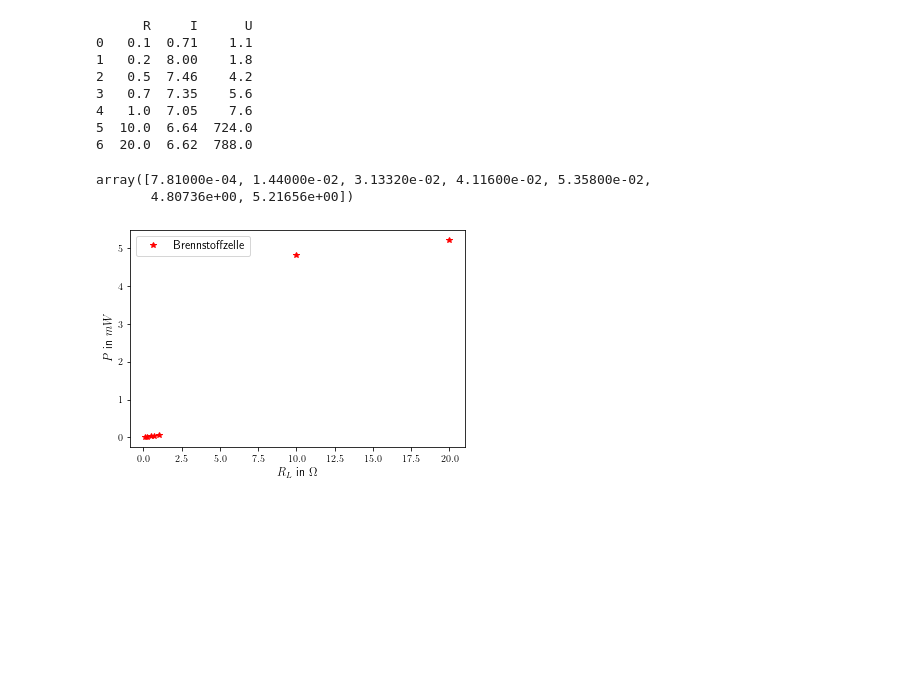
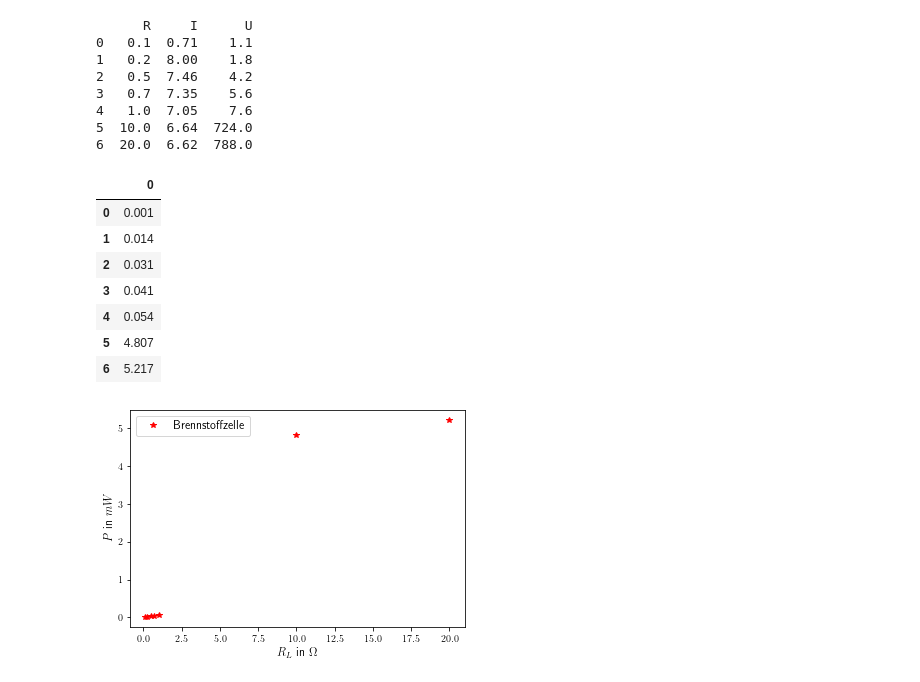
Before and after one commit to lxcrxm/Praktikum_V8, a Jupyter notebook: V8(2).ipynb, the cells around one changed output. Saved outputs shown, nothing was run; the diff lists cells and outputs as text; code cells hidden in the pictures; blank space fills up the shorter version.

```diff
--- a/V8(2).ipynb
+++ b/V8(2).ipynb
@@ -160,9 +159,17 @@ RIU = Messwerte.to_numpy()
 # %%
 P = np.multiply(RIU[:, 1], RIU[:, 2]) * 10**(-3)
 P
+Ppd = pd.DataFrame(np.round(P, 3))
+Ppd
 # %% [output]
-array([7.81000e-04, 1.44000e-02, 3.13320e-02, 4.11600e-02, 5.35800e-02,
-       4.80736e+00, 5.21656e+00])
+|  | 0 |
+| 0 | 0.001 |
+| 1 | 0.014 |
+| 2 | 0.031 |
+| 3 | 0.041 |
+| 4 | 0.054 |
+| 5 | 4.807 |
+| 6 | 5.217 |
 # %%
 #PR
 plt.plot(RIU[:, 0], P, '*r', label = 'Brennstoffzelle')
```
Also changed, not shown: parts of 4 cells of this notebook.
